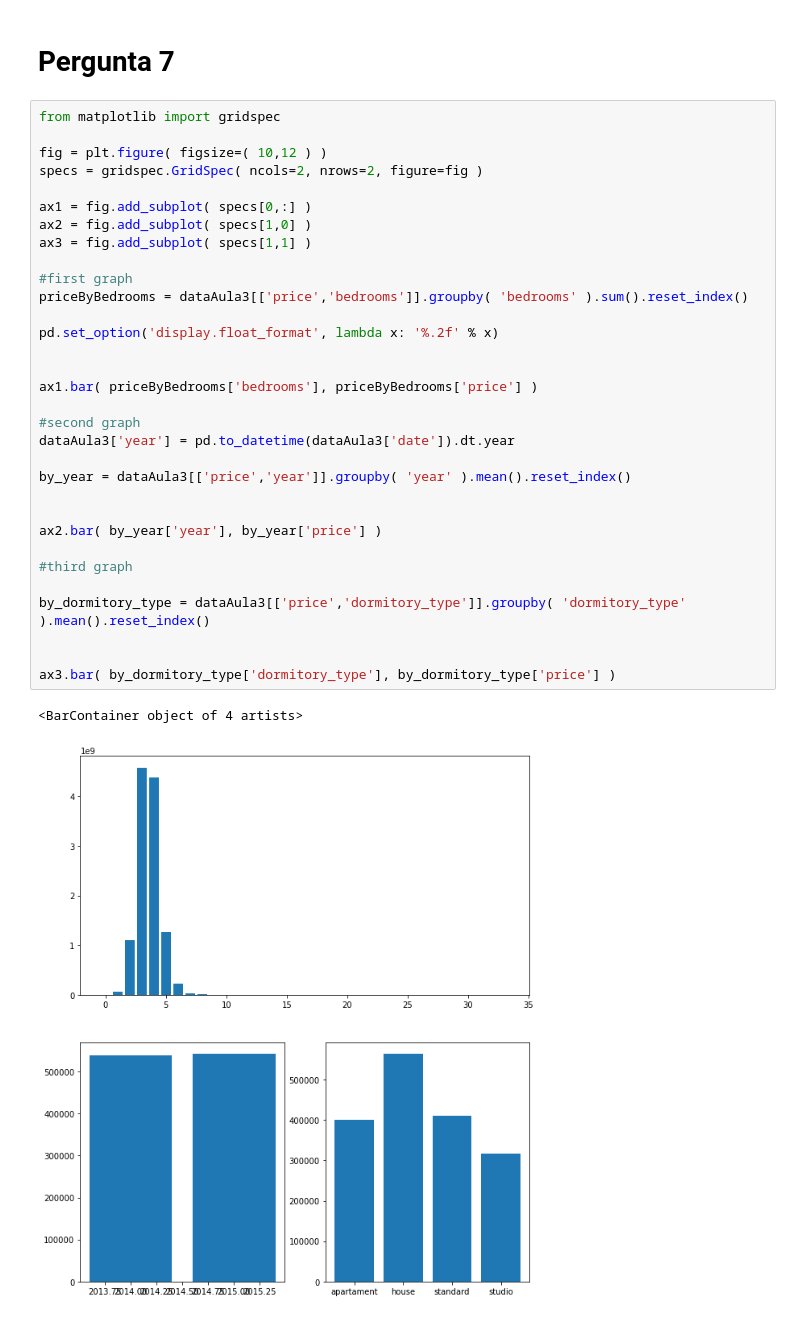
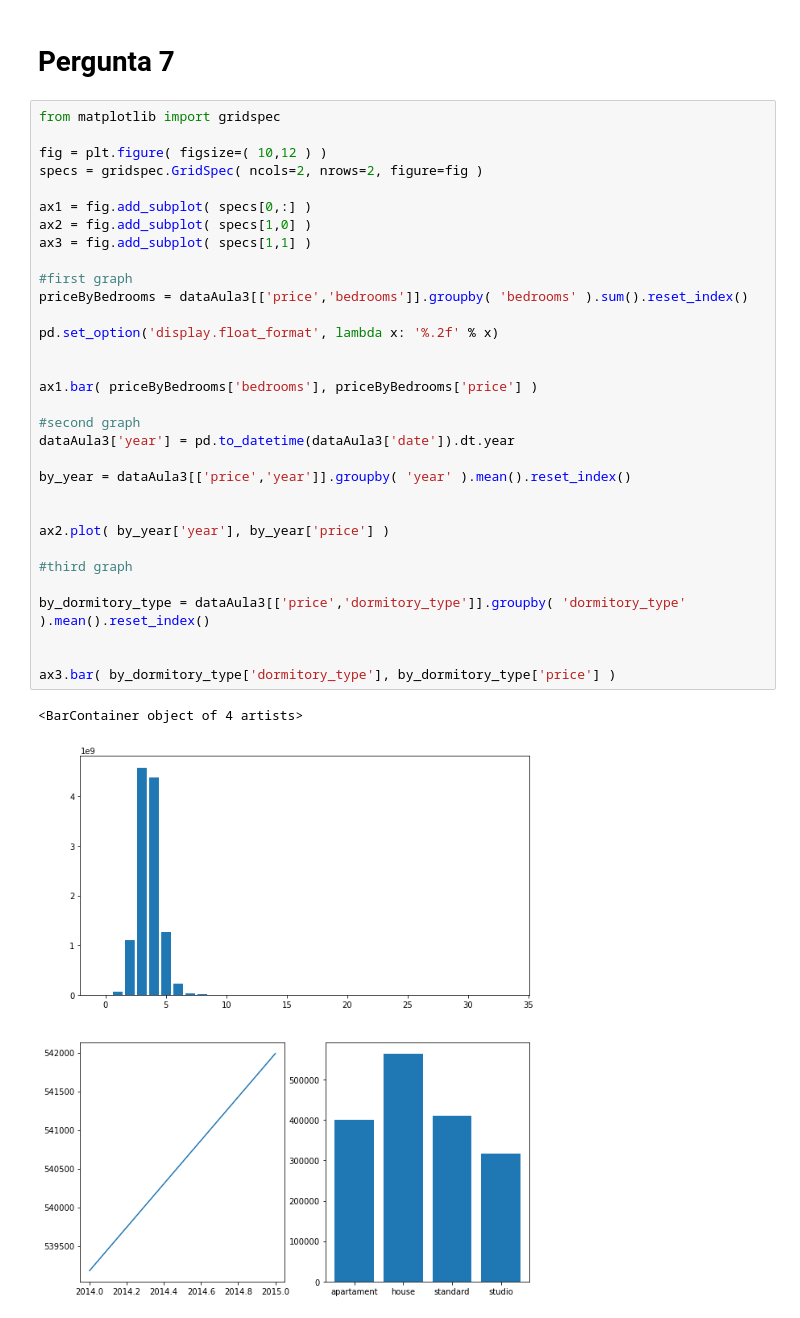
Before and after one commit to Edu-p/Data-VisuandProcessing, a Jupyter notebook: NotebooksExercicios/Exercicios_aula3.ipynb, the cells around one changed output. Saved outputs shown, nothing was run; the diff lists cells and outputs as text.

```diff
--- a/NotebooksExercicios/Exercicios_aula3.ipynb
+++ b/NotebooksExercicios/Exercicios_aula3.ipynb
@@ -87,32 +87,32 @@ from matplotlib import gridspec
 fig = plt.figure( figsize=( 10,12 ) )
 specs = gridspec.GridSpec( ncols=2, nrows=2, figure=fig )
 
 ax1 = fig.add_subplot( specs[0,:] )
 ax2 = fig.add_subplot( specs[1,0] )
 ax3 = fig.add_subplot( specs[1,1] )
 
 #first graph
 priceByBedrooms = dataAula3[['price','bedrooms']].groupby( 'bedrooms' ).sum().reset_index()
 
 pd.set_option('display.float_format', lambda x: '%.2f' % x)
 
 
 ax1.bar( priceByBedrooms['bedrooms'], priceByBedrooms['price'] )
 
 #second graph
 dataAula3['year'] = pd.to_datetime(dataAula3['date']).dt.year
 
 by_year = dataAula3[['price','year']].groupby( 'year' ).mean().reset_index()
 
 
-ax2.bar( by_year['year'], by_year['price'] )
+ax2.plot( by_year['year'], by_year['price'] )
 
 #third graph
 
 by_dormitory_type = dataAula3[['price','dormitory_type']].groupby( 'dormitory_type' ).mean().reset_index()
 
 
 ax3.bar( by_dormitory_type['dormitory_type'], by_dormitory_type['price'] )
 # %% [output]
 <BarContainer object of 4 artists>
-[figure, old version]
+[figure, new version]
```
Also changed, not shown: parts of 3 cells of this notebook.
